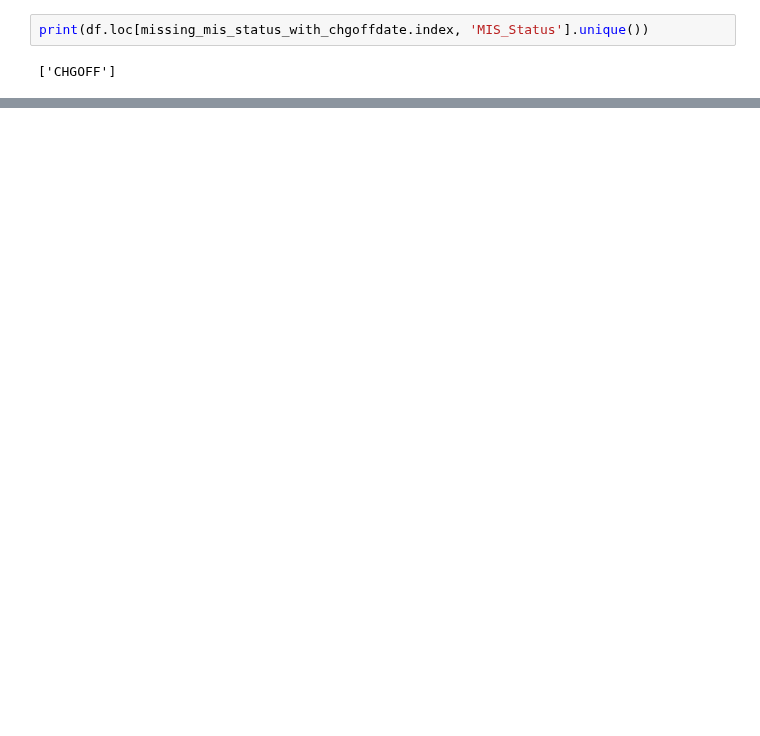
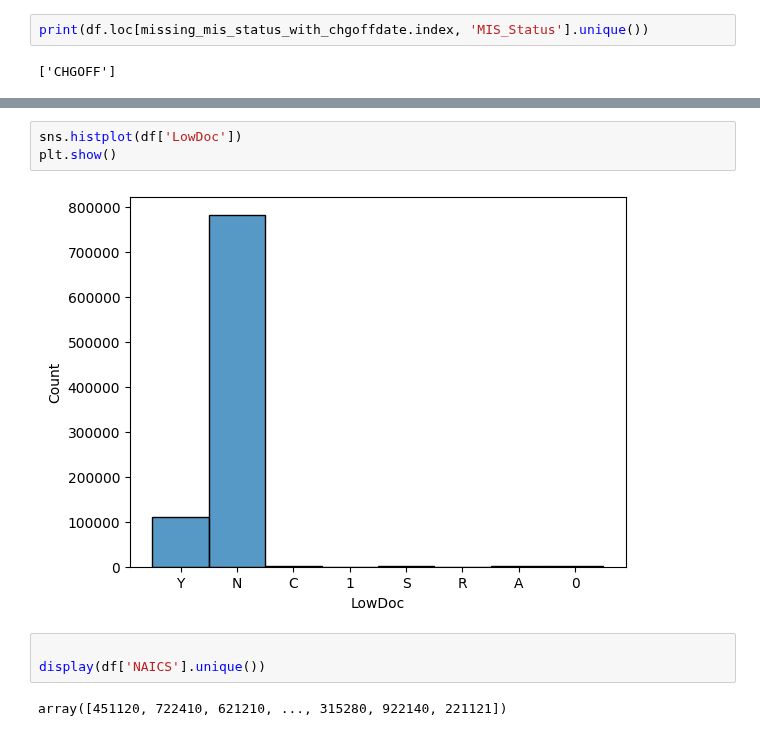
Before and after one commit to AFlo59/Model_pret, a Jupyter notebook: NettoyageData.ipynb, the cells around one changed output, grey strips where cells are left out. Saved outputs shown, nothing was run; the diff lists cells and outputs as text; blank space fills up the shorter version.

Commit message:
Commit après rectif display

```diff
--- a/NettoyageData.ipynb
+++ b/NettoyageData.ipynb
@@ -136,0 +148,10 @@ print(df.loc[missing_mis_status_with_chgoffdate.index, 'MIS_Status'].unique())
+# %%
+sns.histplot(df['LowDoc'])
+plt.show()
+# %% [output]
+[figure, added]
+# %%
+
+display(df['NAICS'].unique())
+# %% [output]
+array([451120, 722410, 621210, ..., 315280, 922140, 221121])
```
Also changed, not shown: parts of 9 cells of this notebook.
